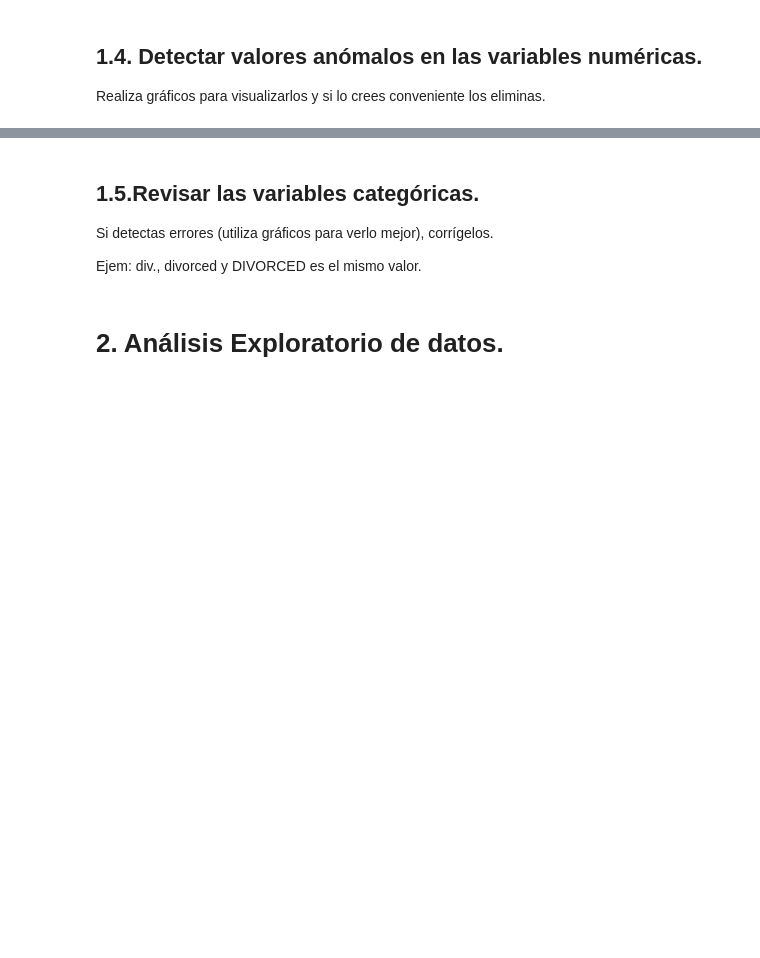
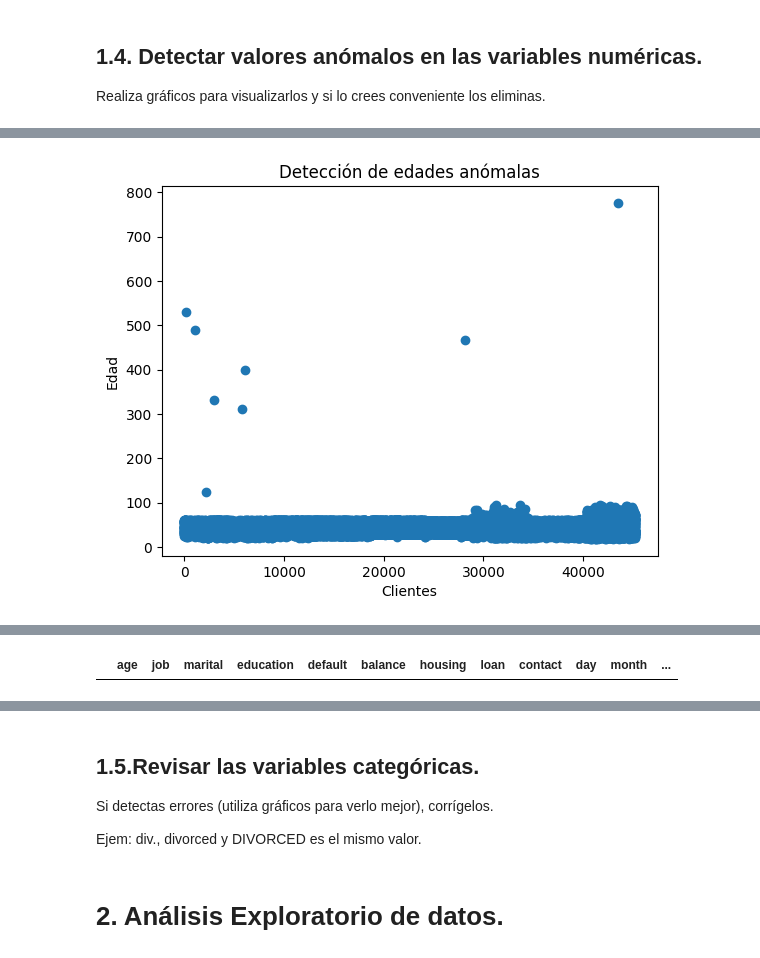
Before and after one commit to OthmaneL4/IA-y-Big-Data-, a Jupyter notebook: Practica_EDA.ipynb, the cells around one changed output, grey strips where cells are left out. Cells and saved outputs as stored; diff of their text form; code cells hidden in the pictures; blank space fills up the shorter version.

```diff
--- a/Practica_EDA.ipynb
+++ b/Practica_EDA.ipynb
@@ -53,0 +112,13 @@ bancos.head()
+# %%
+#Sustituimos los valores nulos por el valor mas frecuente
+for columna in ['job', 'marital', 'education']:
+  bancos[columna] = bancos[columna].fillna(bancos[columna].mode()[0])
+#mode() == devuelve los valores mas frecuentes
+#[0] == selecciona el primero de ellos
+#fillna() == sustituye los valores nulos por ese resultado
+# %%
+#Sustituimos los valores nulos por la media
+for columna in ['balance', 'duration', 'pdays']:
+  bancos[columna] = bancos[columna].fillna(bancos[columna].median())
+
+#median() == sustituimos por la mediana
@@ -58,0 +165,13 @@ Realiza gráficos para visualizarlos y si lo crees conveniente los eliminas.
+# %%
+
+plt.scatter(bancos.index, bancos['age'])
+
+plt.title('Detección de edades anómalas')
+plt.xlabel('Clientes')
+plt.ylabel('Edad')
+plt.show()
+
+# Aqui tenemos los clientes edad incorrecta
+bancos[bancos['age'] > 120]
+# %% [output]
+[figure, added]
@@ -58,0 +187,8 @@ Realiza gráficos para visualizarlos y si lo crees conveniente los eliminas.
+# %%
+# Eliminamos los registros con edades superiores a 120
+bancos = bancos[bancos['age'] <= 120].copy()
+
+# Ahora vemos que ya nos devuelve un dataframe vacio
+bancos[bancos['age'] > 120]
+# %% [output]
+|  | age | job | marital | education | default | balance | housing | loan | contact | day | month | ... |
```
Also changed, not shown: parts of 9 cells of this notebook.
